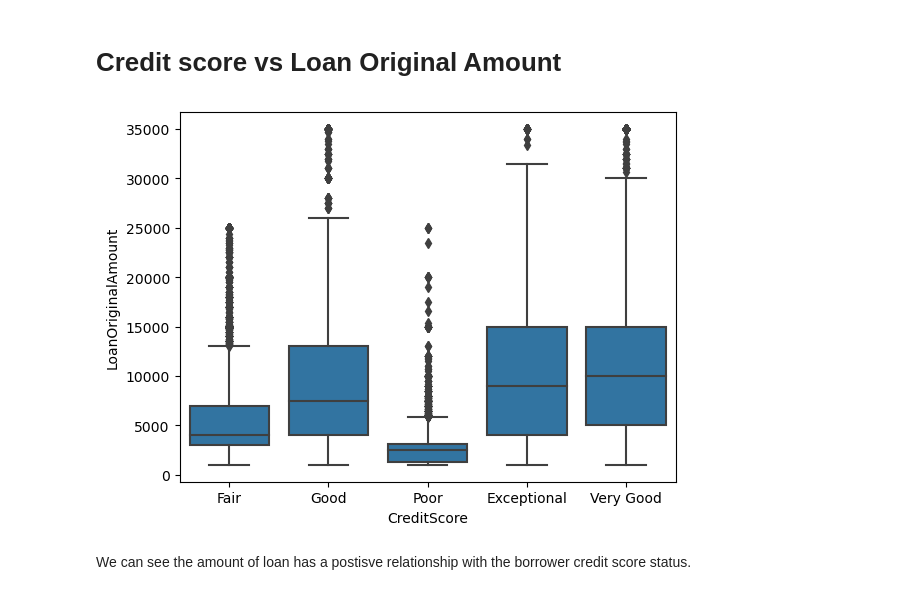
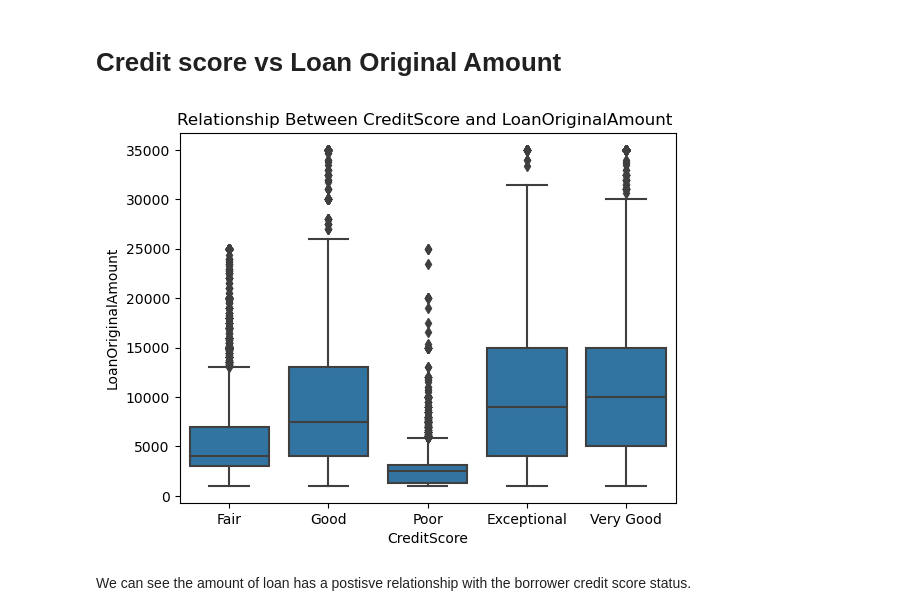
Before and after one commit to Felix-YH/-ALX-Udacity-Scholarship-Program, a Jupyter notebook: Project 3/Part_II_slide_deck.ipynb, the cells around one changed output. Saved outputs shown, nothing was run; the diff lists cells and outputs as text; code cells hidden in the pictures.

```diff
--- a/Project 3/Part_II_slide_deck.ipynb
+++ b/Project 3/Part_II_slide_deck.ipynb
@@ -279,12 +275,14 @@ As you can see, the bulk of loans are under $15,000 in total.
 # %% [markdown]
 # Credit score vs Loan Original Amount
 # %%
+# creditscore vs LoanOriginalAmount
 base_color = sb.color_palette()[0]
 bins = np.arange(0, 35000, 1500)
 sb.boxplot(data = loan, x = 'CreditScore' , y = 'LoanOriginalAmount',  color = base_color)
+plt.title('Relationship Between CreditScore and LoanOriginalAmount ')
 plt.show()
 # %% [output]
-[figure, old version]
+[figure, new version]
 # %% [markdown]
 We can see the amount of loan has a postisve relationship with the borrower credit score status.
 # %%
```
Also changed, not shown: parts of 6 cells of this notebook, 3 other files.
